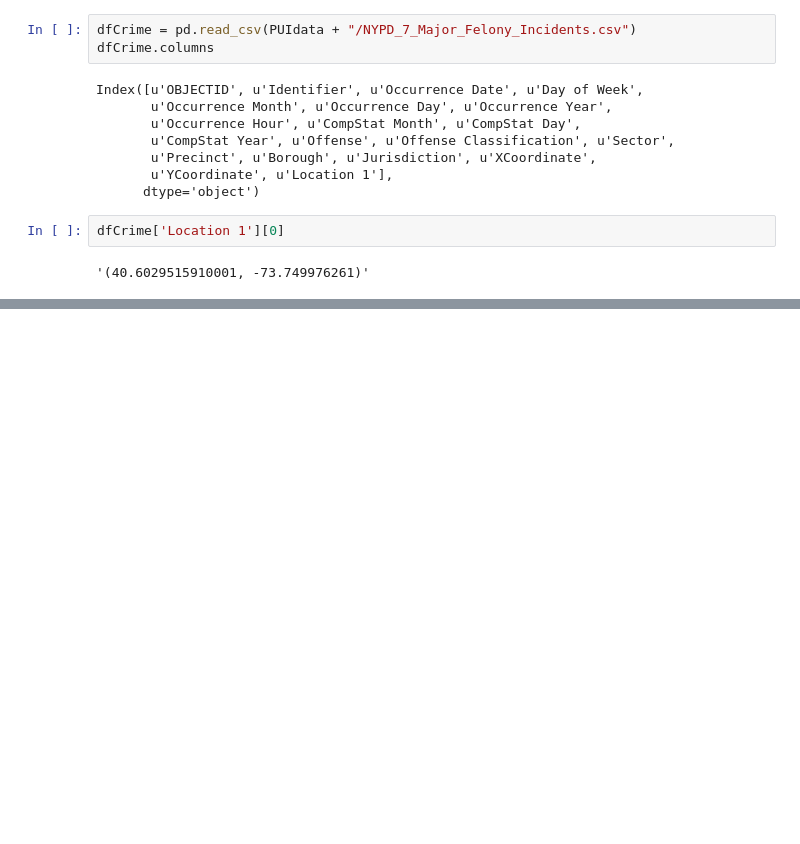
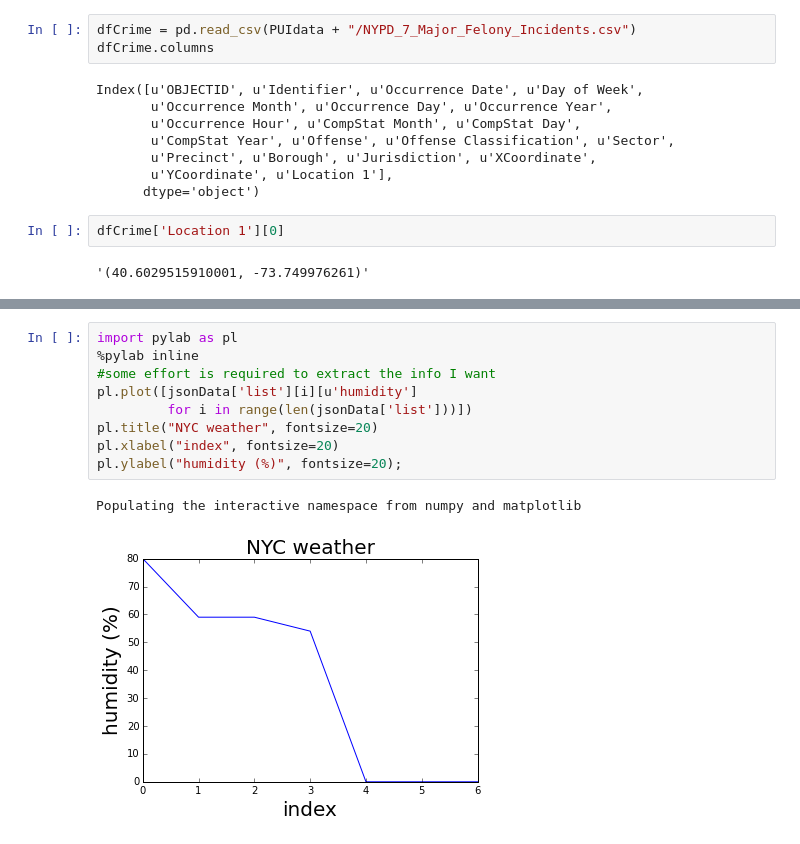
Before and after one commit to fedhere/UInotebooks, a Jupyter notebook: dataWrangling/readingData.ipynb, the cells around one changed output, grey strips where cells are left out. Drawn from its saved outputs; the diff is of its cells as text; blank space fills up the shorter version.

```diff
--- a/dataWrangling/readingData.ipynb
+++ b/dataWrangling/readingData.ipynb
@@ -464,0 +744,12 @@ and Crime statistics for all 7 major fellonies (yellow) (all for a short time sp
+# %%
+import pylab as pl
+%pylab inline
+#some effort is required to extract the info I want
+pl.plot([jsonData['list'][i][u'humidity']
+         for i in range(len(jsonData['list']))])
+pl.title("NYC weather", fontsize=20)
+pl.xlabel("index", fontsize=20)
+pl.ylabel("humidity (%)", fontsize=20);
+# %% [output]
+Populating the interactive namespace from numpy and matplotlib
+[figure, added]
```
Also changed, not shown: parts of 70 cells of this notebook, 2 other files.
